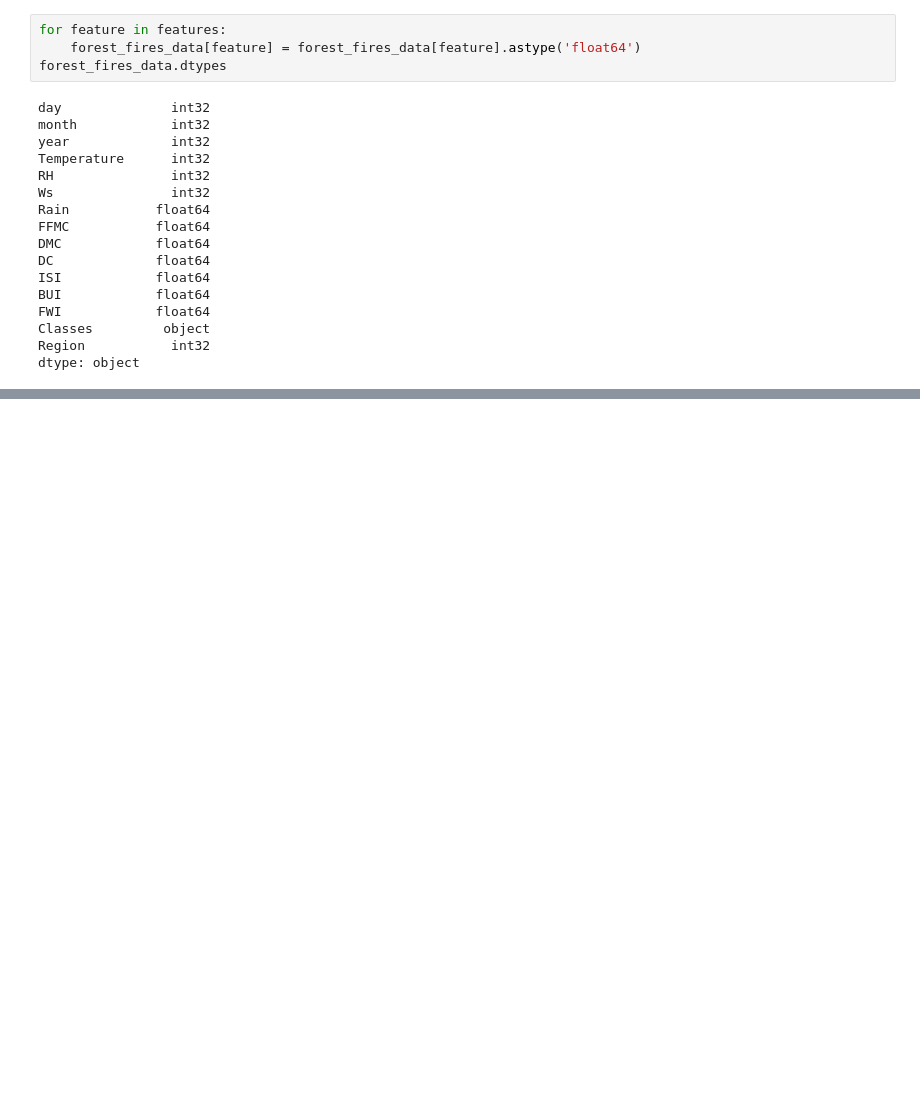
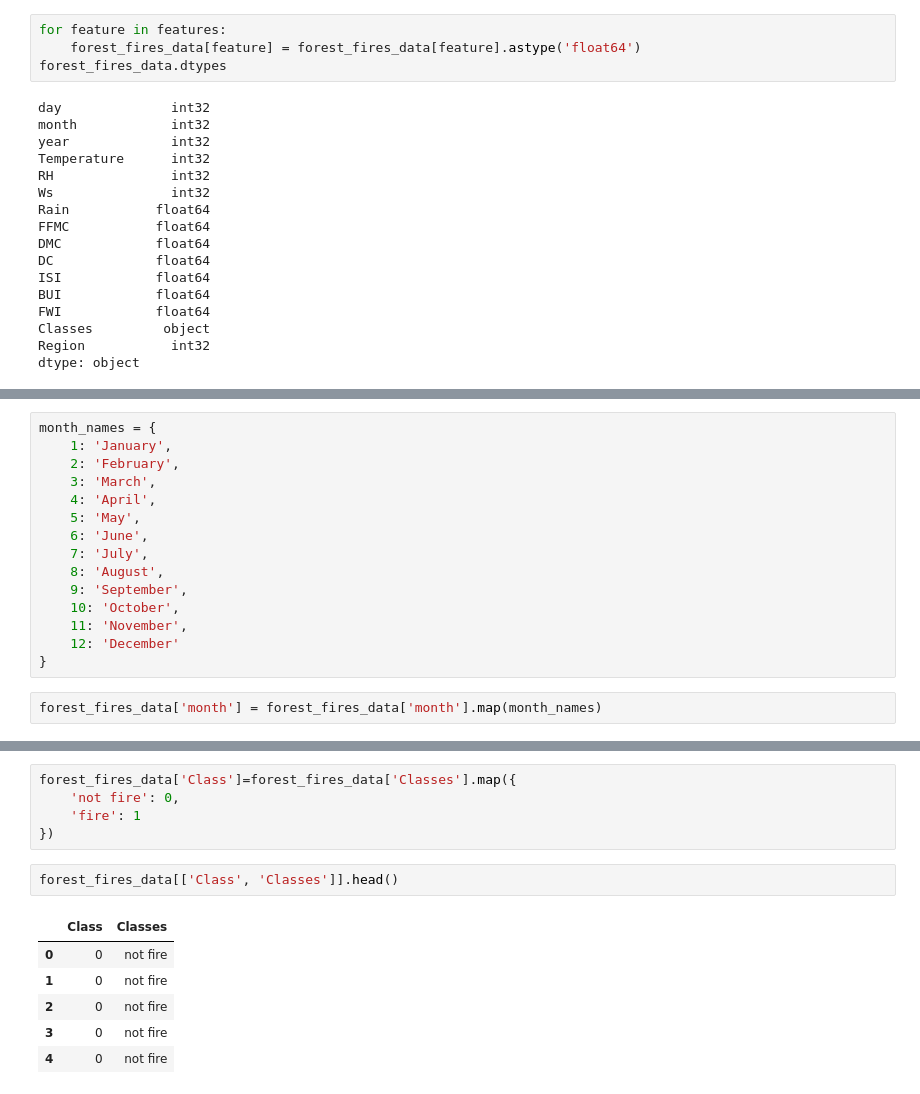
Before and after one commit to jisshub/Algerian-Forest-Fires-Prediction, a Jupyter notebook: Forest_Fire_Prediction.ipynb, the cells around one changed output, grey strips where cells are left out. Drawn from its saved outputs; the diff is of its cells as text; blank space fills up the shorter version.

```diff
--- a/Forest_Fire_Prediction.ipynb
+++ b/Forest_Fire_Prediction.ipynb
@@ -387,0 +415,17 @@ dtype: object
+# %%
+month_names = {
+    1: 'January',
+    2: 'February',
+    3: 'March',
+    4: 'April',
+    5: 'May',
+    6: 'June',
+    7: 'July',
+    8: 'August',
+    9: 'September',
+    10: 'October',
+    11: 'November',
+    12: 'December'
+}
+# %%
+forest_fires_data['month'] = forest_fires_data['month'].map(month_names)
@@ -387,0 +469,14 @@ dtype: object
+# %%
+forest_fires_data['Class']=forest_fires_data['Classes'].map({
+    'not fire': 0,
+    'fire': 1
+})
+# %%
+forest_fires_data[['Class', 'Classes']].head()
+# %% [output]
+|  | Class | Classes |
+| 0 | 0 | not fire |
+| 1 | 0 | not fire |
+| 2 | 0 | not fire |
+| 3 | 0 | not fire |
+| 4 | 0 | not fire |
```
Also changed, not shown: parts of 8 cells of this notebook.
